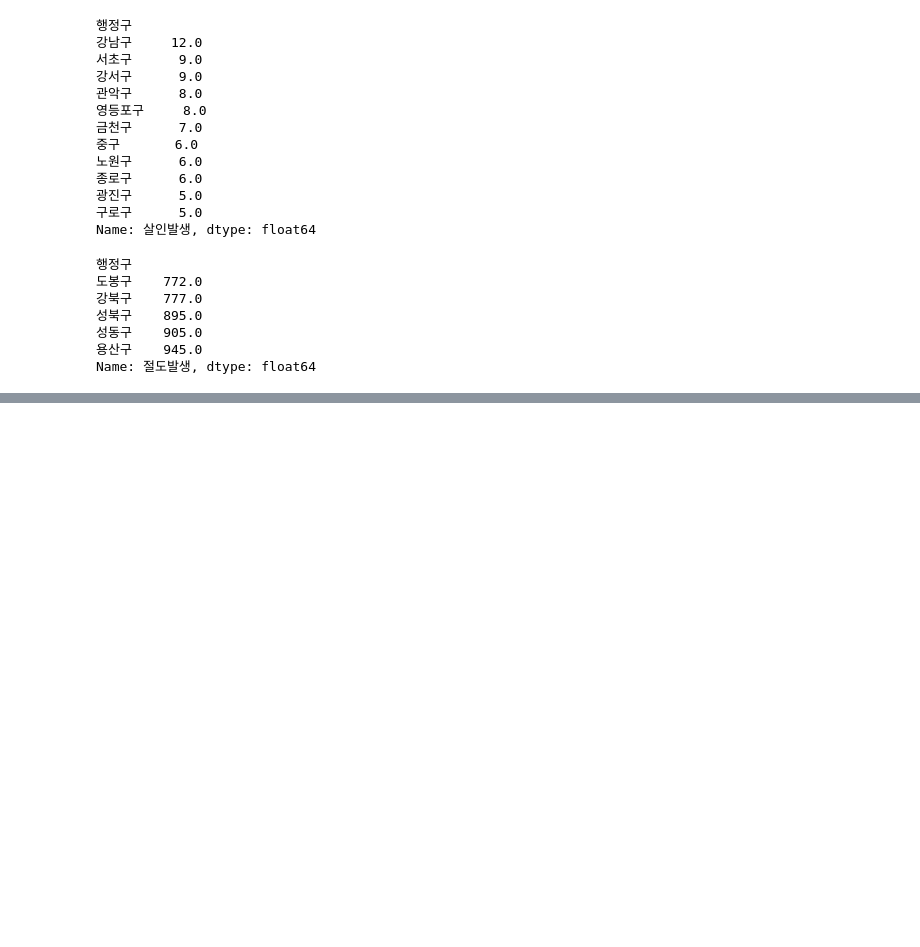
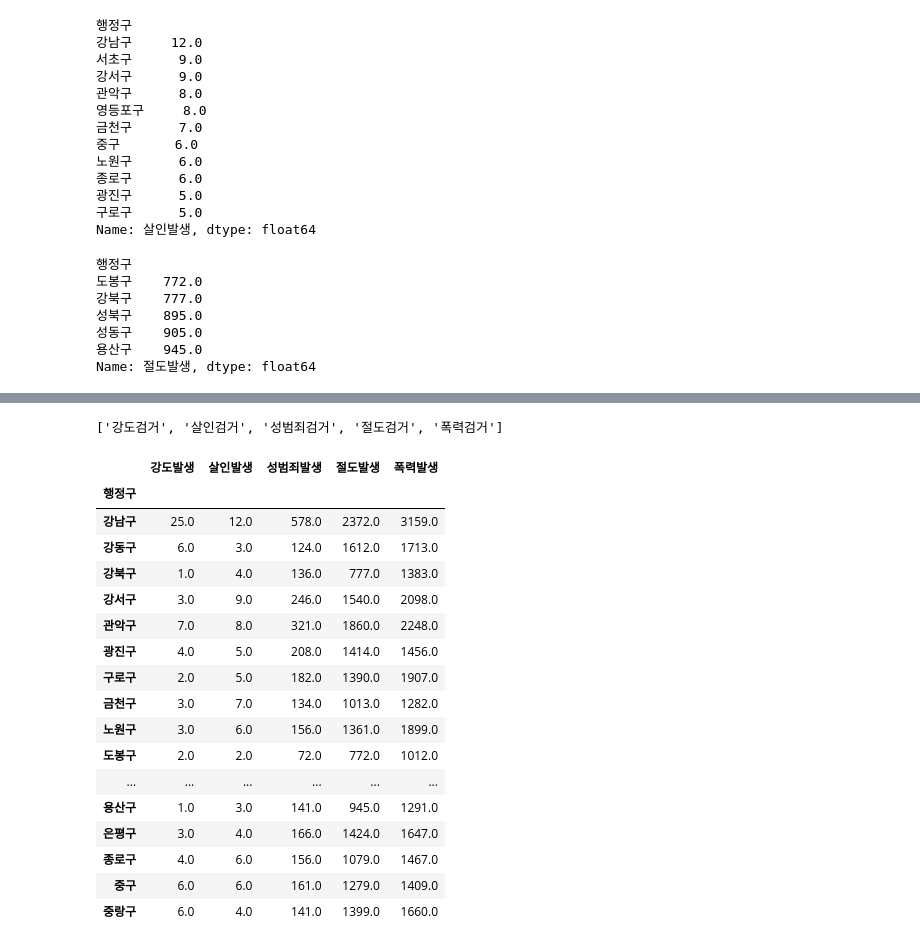
Before and after one commit to dragon11112222/seoul_crime, a Jupyter notebook: EDA/src/231109seoul_crime_project.ipynb, the cells around one changed output, grey strips where cells are left out. Saved outputs shown, nothing was run; the diff lists cells and outputs as text; code cells hidden in the pictures; blank space fills up the shorter version.

```diff
--- a/EDA/src/231109seoul_crime_project.ipynb
+++ b/EDA/src/231109seoul_crime_project.ipynb
@@ -400,0 +445,34 @@ Name: 절도발생, dtype: float64
+# %%
+arrest_col = []
+occur_col = []
+
+for i in range(len(crime_gu.columns)):
+    if i % 2 == 0:
+        arrest_col.append(crime_gu.columns[i])
+    else:
+        occur_col.append(crime_gu.columns[i])
+# %%
+arrest_col
+# %% [output]
+['강도검거', '살인검거', '성범죄검거', '절도검거', '폭력검거']
+# %%
+crime_gu[occur_col]
+# %% [output]
+|  | 강도발생 | 살인발생 | 성범죄발생 | 절도발생 | 폭력발생 |
+| 행정구 |  |  |  |  |  |
+| 강남구 | 25.0 | 12.0 | 578.0 | 2372.0 | 3159.0 |
+| 강동구 | 6.0 | 3.0 | 124.0 | 1612.0 | 1713.0 |
+| 강북구 | 1.0 | 4.0 | 136.0 | 777.0 | 1383.0 |
+| 강서구 | 3.0 | 9.0 | 246.0 | 1540.0 | 2098.0 |
+| 관악구 | 7.0 | 8.0 | 321.0 | 1860.0 | 2248.0 |
+| 광진구 | 4.0 | 5.0 | 208.0 | 1414.0 | 1456.0 |
+| 구로구 | 2.0 | 5.0 | 182.0 | 1390.0 | 1907.0 |
+| 금천구 | 3.0 | 7.0 | 134.0 | 1013.0 | 1282.0 |
+| 노원구 | 3.0 | 6.0 | 156.0 | 1361.0 | 1899.0 |
+| 도봉구 | 2.0 | 2.0 | 72.0 | 772.0 | 1012.0 |
+| ... | ... | ... | ... | ... | ... |
+| 용산구 | 1.0 | 3.0 | 141.0 | 945.0 | 1291.0 |
+| 은평구 | 3.0 | 4.0 | 166.0 | 1424.0 | 1647.0 |
+| 종로구 | 4.0 | 6.0 | 156.0 | 1079.0 | 1467.0 |
+| 중구 | 6.0 | 6.0 | 161.0 | 1279.0 | 1409.0 |
+| 중랑구 | 6.0 | 4.0 | 141.0 | 1399.0 | 1660.0 |
```
Also changed, not shown: parts of 12 cells of this notebook.
